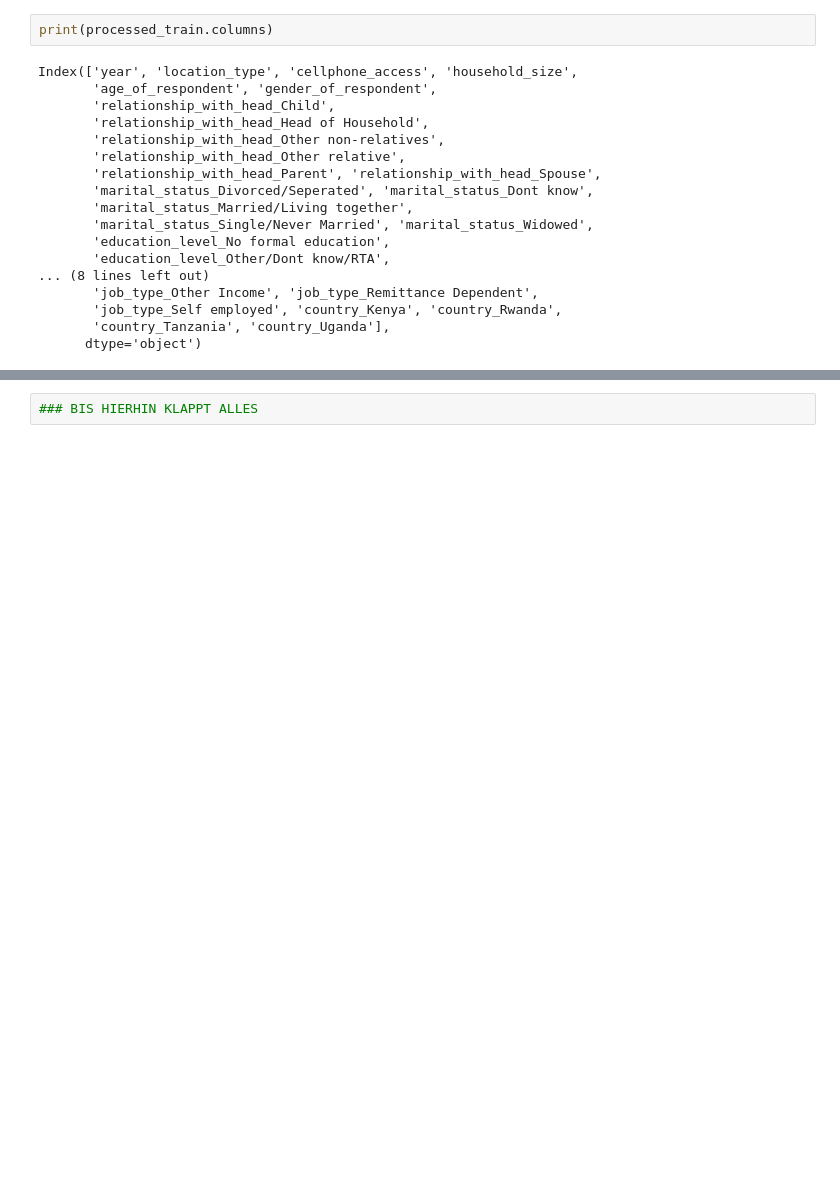
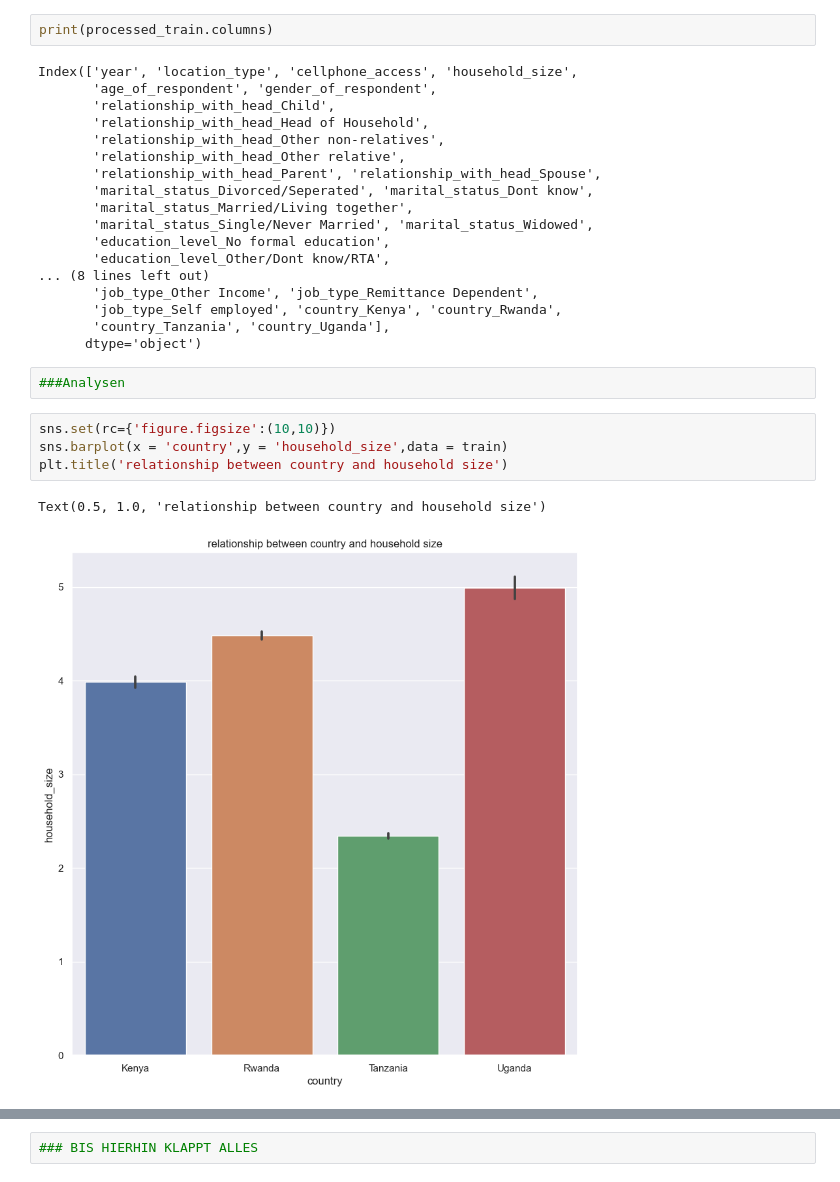
Before and after one commit to Marco-Pichl/ml_project_Team_C, a Jupyter notebook: EDA-and-modeling.ipynb, the cells around one changed output, grey strips where cells are left out. Cells and saved outputs as stored; diff of their text form; blank space fills up the shorter version.

Commit message:
analyse & smote setup

```diff
--- a/EDA-and-modeling.ipynb
+++ b/EDA-and-modeling.ipynb
@@ -381,3 +381,12 @@ Index(['year', 'location_type', 'cellphone_access', 'household_size',
        'job_type_Self employed', 'country_Kenya', 'country_Rwanda',
        'country_Tanzania', 'country_Uganda'],
       dtype='object')
+# %%
+###Analysen
+# %%
+sns.set(rc={'figure.figsize':(10,10)})
+sns.barplot(x = 'country',y = 'household_size',data = train)
+plt.title('relationship between country and household size')
+# %% [output]
+Text(0.5, 1.0, 'relationship between country and household size')
+[figure, added]
```
Also changed, not shown: parts of 15 cells of this notebook, 1 other file.
